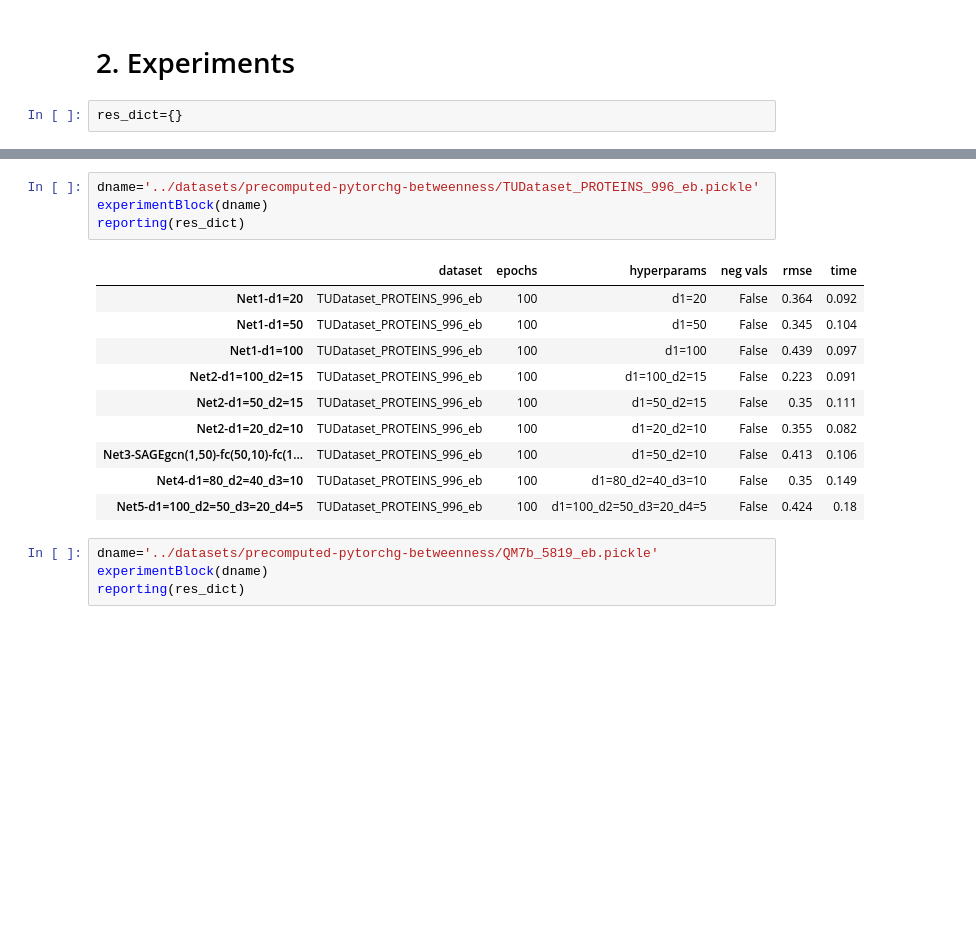
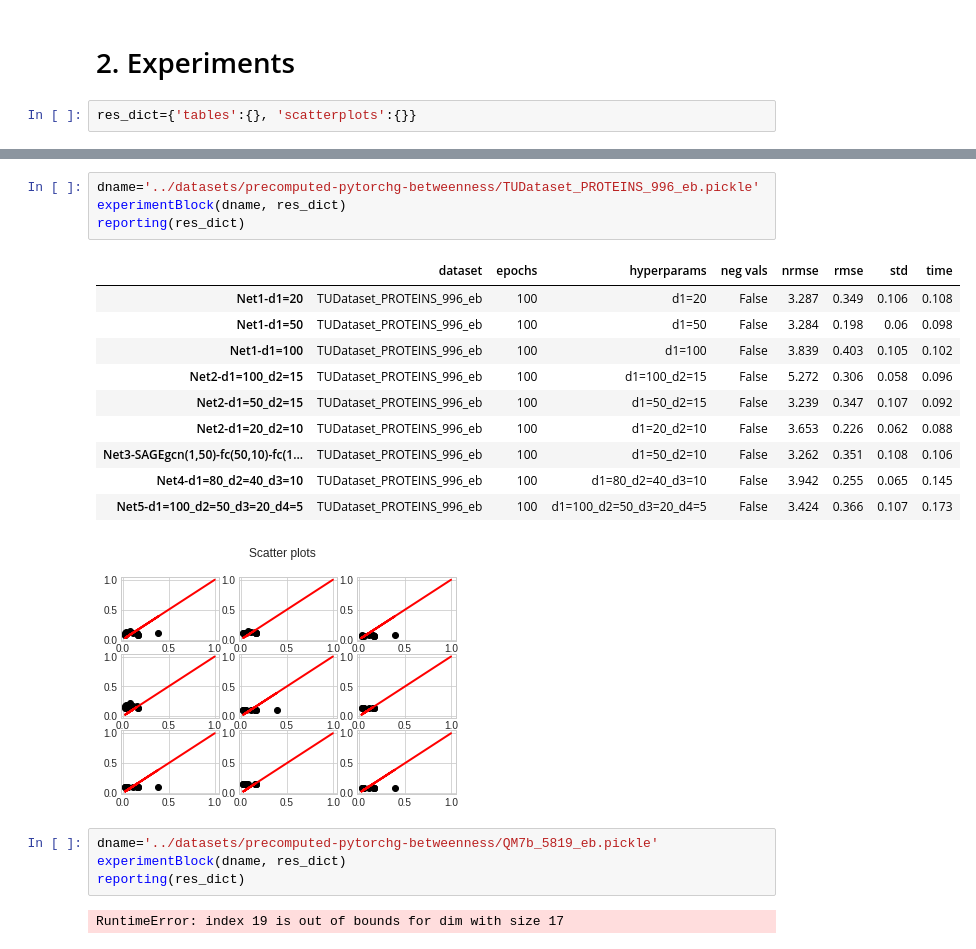
Before and after one commit to presmerats/GNN-MThesis, a Jupyter notebook: src/girvan-newman/TFM_Transductive_setting_GCN_edge_betweenness.ipynb, the cells around one changed output, grey strips where cells are left out. Cells and saved outputs as stored; diff of their text form; blank space fills up the shorter version.

```diff
--- a/src/girvan-newman/TFM_Transductive_setting_GCN_edge_betweenness.ipynb
+++ b/src/girvan-newman/TFM_Transductive_setting_GCN_edge_betweenness.ipynb
@@ -892,6 +936,6 @@ def experimentBlock(dname):
 # %% [markdown]
 # 2. Experiments
 # %%
-res_dict={}
+res_dict={'tables':{}, 'scatterplots':{}}
 # %%
 dname='../datasets/precomputed-pytorchg-betweenness/TUDataset_ENZYMES_12_eb.pickle'
@@ -948,21 +977,24 @@ tensor(0.1214, grad_fn=<SqrtBackward>) tensor(2.4271, grad_fn=<DivBackward0>)
 # %%
 dname='../datasets/precomputed-pytorchg-betweenness/TUDataset_PROTEINS_996_eb.pickle'
-experimentBlock(dname)
+experimentBlock(dname, res_dict)
 reporting(res_dict)
 # %% [output]
-|  | dataset | epochs | hyperparams | neg vals | rmse | time |
-| Net1-d1=20 | TUDataset_PROTEINS_996_eb | 100 | d1=20 | False | 0.364 | 0.092 |
-| Net1-d1=50 | TUDataset_PROTEINS_996_eb | 100 | d1=50 | False | 0.345 | 0.104 |
-| Net1-d1=100 | TUDataset_PROTEINS_996_eb | 100 | d1=100 | False | 0.439 | 0.097 |
-| Net2-d1=100_d2=15 | TUDataset_PROTEINS_996_eb | 100 | d1=100_d2=15 | False | 0.223 | 0.091 |
-| Net2-d1=50_d2=15 | TUDataset_PROTEINS_996_eb | 100 | d1=50_d2=15 | False | 0.35 | 0.111 |
-| Net2-d1=20_d2=10 | TUDataset_PROTEINS_996_eb | 100 | d1=20_d2=10 | False | 0.355 | 0.082 |
-| Net3-SAGEgcn(1,50)-fc(50,10)-fc(1... | TUDataset_PROTEINS_996_eb | 100 | d1=50_d2=10 | False | 0.413 | 0.106 |
-| Net4-d1=80_d2=40_d3=10 | TUDataset_PROTEINS_996_eb | 100 | d1=80_d2=40_d3=10 | False | 0.35 | 0.149 |
-| Net5-d1=100_d2=50_d3=20_d4=5 | TUDataset_PROTEINS_996_eb | 100 | d1=100_d2=50_d3=20_d4=5 | False | 0.424 | 0.18 |
+|  | dataset | epochs | hyperparams | neg vals | nrmse | rmse | std | time |
+| Net1-d1=20 | TUDataset_PROTEINS_996_eb | 100 | d1=20 | False | 3.287 | 0.349 | 0.106 | 0.108 |
+| Net1-d1=50 | TUDataset_PROTEINS_996_eb | 100 | d1=50 | False | 3.284 | 0.198 | 0.06 | 0.098 |
+| Net1-d1=100 | TUDataset_PROTEINS_996_eb | 100 | d1=100 | False | 3.839 | 0.403 | 0.105 | 0.102 |
+| Net2-d1=100_d2=15 | TUDataset_PROTEINS_996_eb | 100 | d1=100_d2=15 | False | 5.272 | 0.306 | 0.058 | 0.096 |
+| Net2-d1=50_d2=15 | TUDataset_PROTEINS_996_eb | 100 | d1=50_d2=15 | False | 3.239 | 0.347 | 0.107 | 0.092 |
+| Net2-d1=20_d2=10 | TUDataset_PROTEINS_996_eb | 100 | d1=20_d2=10 | False | 3.653 | 0.226 | 0.062 | 0.088 |
+| Net3-SAGEgcn(1,50)-fc(50,10)-fc(1... | TUDataset_PROTEINS_996_eb | 100 | d1=50_d2=10 | False | 3.262 | 0.351 | 0.108 | 0.106 |
+| Net4-d1=80_d2=40_d3=10 | TUDataset_PROTEINS_996_eb | 100 | d1=80_d2=40_d3=10 | False | 3.942 | 0.255 | 0.065 | 0.145 |
+| Net5-d1=100_d2=50_d3=20_d4=5 | TUDataset_PROTEINS_996_eb | 100 | d1=100_d2=50_d3=20_d4=5 | False | 3.424 | 0.366 | 0.107 | 0.173 |
+[figure, added]
 # %%
 dname='../datasets/precomputed-pytorchg-betweenness/QM7b_5819_eb.pickle'
-experimentBlock(dname)
+experimentBlock(dname, res_dict)
 reporting(res_dict)
+# %% [output]
+RuntimeError: index 19 is out of bounds for dim with size 17
 # %%
 dname='../datasets/precomputed-pytorchg-betweenness/ws_30_3_0_1_nb.pickle'
```
Also changed, not shown: parts of 11 cells of this notebook.
